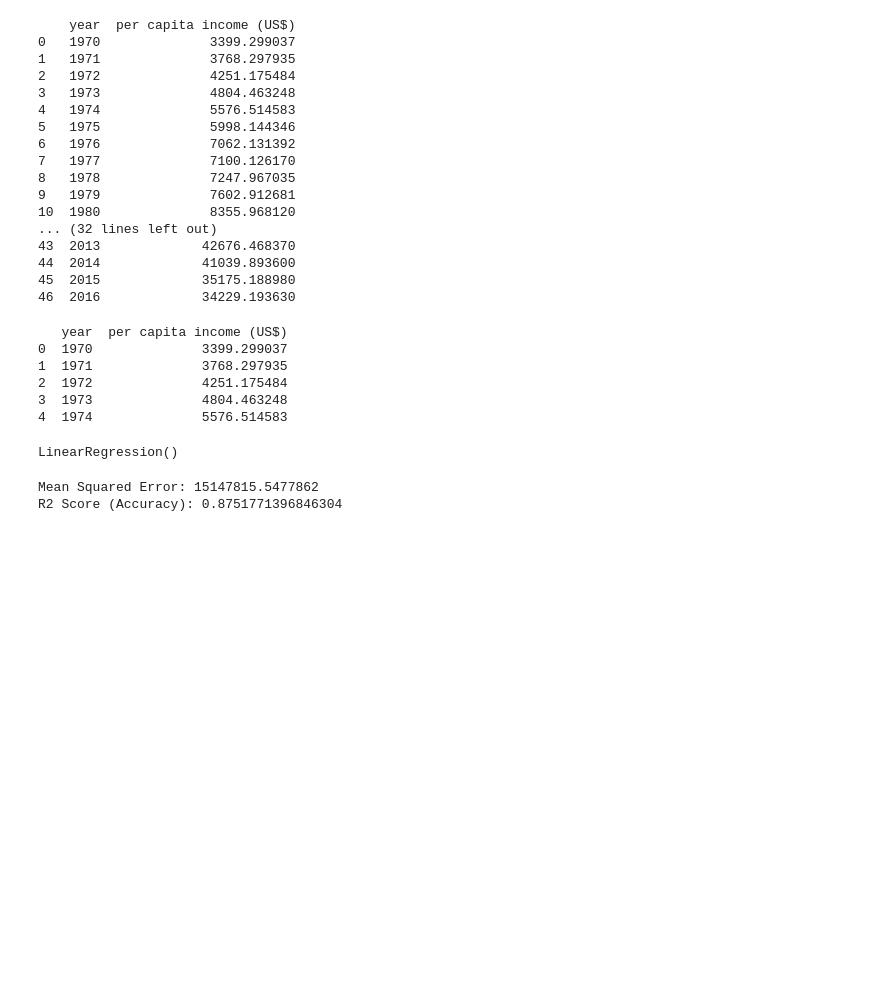
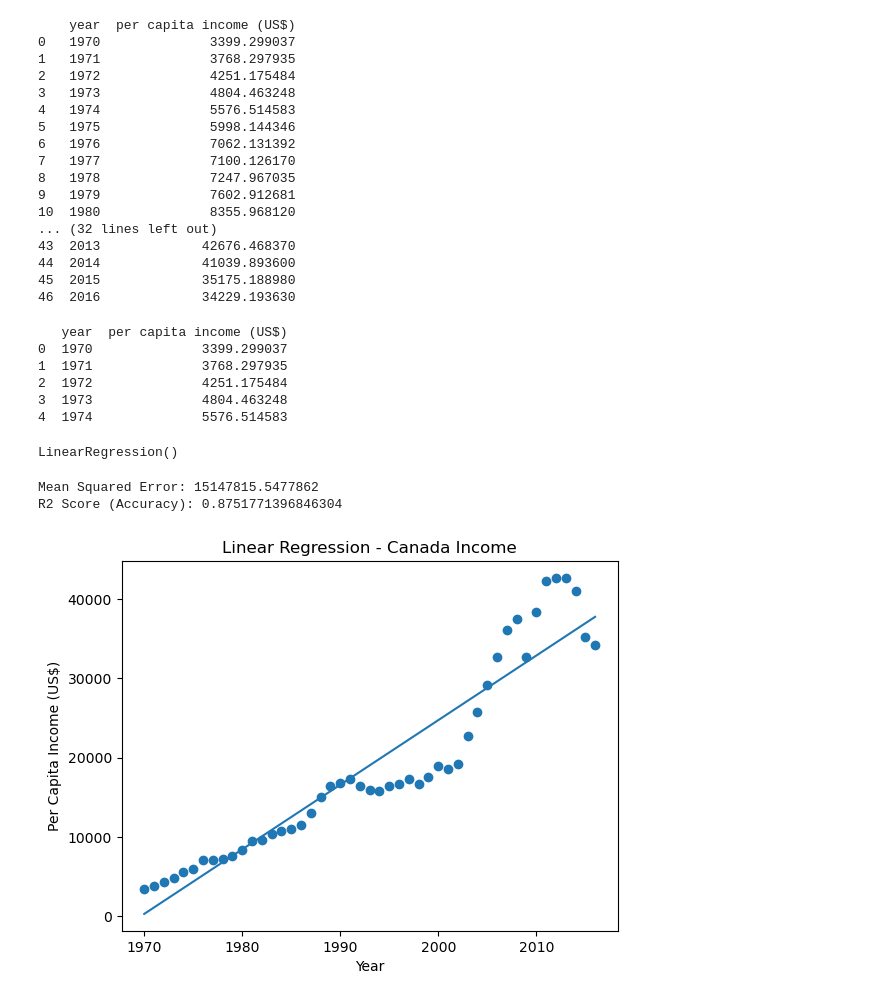
Before and after one commit to titasroytogar/Assignment-on-Module-11-Ostad-, a Jupyter notebook: Untitled.ipynb, the cells around one changed output. Cells and saved outputs as stored; diff of their text form; code cells hidden in the pictures; blank space fills up the shorter version.

```diff
--- a/Untitled.ipynb
+++ b/Untitled.ipynb
@@ -65,3 +65,13 @@ print("R2 Score (Accuracy):", r2)
 # %% [output]
 Mean Squared Error: 15147815.5477862
 R2 Score (Accuracy): 0.8751771396846304
+# %%
+# Step 8: Plot Regression Line
+plt.scatter(X, y)
+plt.plot(X, model.predict(X))
+plt.xlabel("Year")
+plt.ylabel("Per Capita Income (US$)")
+plt.title("Linear Regression - Canada Income")
+plt.show()
+# %% [output]
+[figure, added]
```
